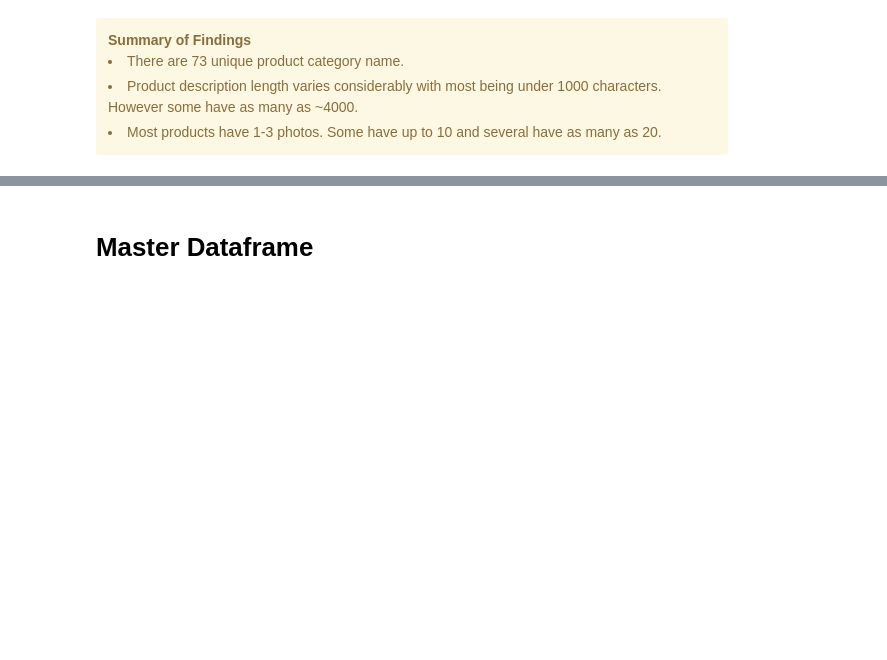
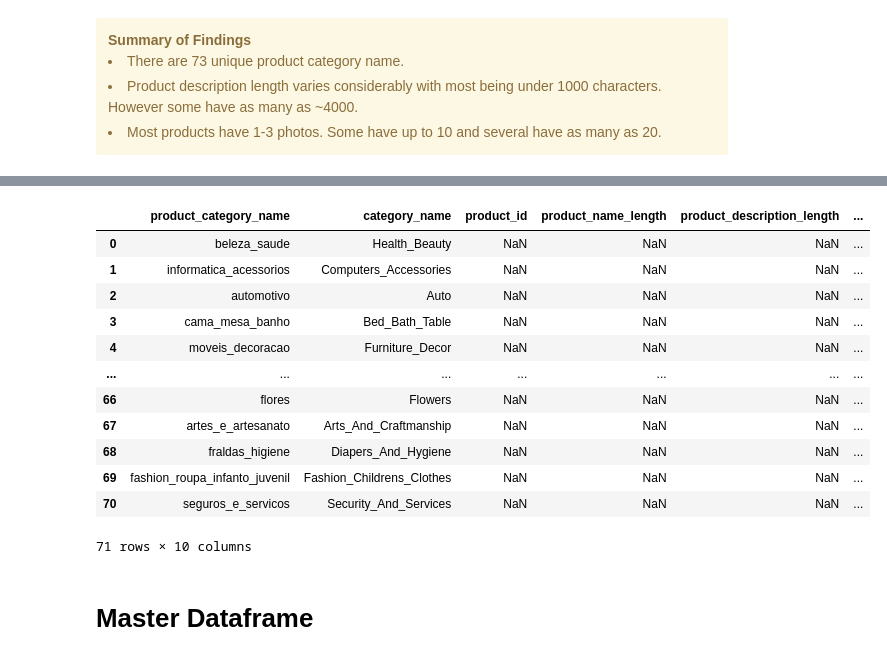
Before and after one commit to RossReisman/Data-Analyst-Portfolio, a Jupyter notebook: Python/brazil/brazil.ipynb, the cells around one changed output, grey strips where cells are left out. Drawn from its saved outputs; the diff is of its cells as text; code cells hidden in the pictures; blank space fills up the shorter version.

```diff
--- a/Python/brazil/brazil.ipynb
+++ b/Python/brazil/brazil.ipynb
@@ -1938,3 +1949,21 @@ master_df
+# %%
+prod_df = pd.merge(prod_cat_df, products_df, how='left', on='product_category_name')
+# %%
+prod_df
+# %% [output]
+|  | product_category_name | category_name | product_id | product_name_length | product_description_length | ... |
+| 0 | beleza_saude | Health_Beauty | NaN | NaN | NaN | ... |
+| 1 | informatica_acessorios | Computers_Accessories | NaN | NaN | NaN | ... |
+| 2 | automotivo | Auto | NaN | NaN | NaN | ... |
+| 3 | cama_mesa_banho | Bed_Bath_Table | NaN | NaN | NaN | ... |
+| 4 | moveis_decoracao | Furniture_Decor | NaN | NaN | NaN | ... |
+| ... | ... | ... | ... | ... | ... | ... |
+| 66 | flores | Flowers | NaN | NaN | NaN | ... |
+| 67 | artes_e_artesanato | Arts_And_Craftmanship | NaN | NaN | NaN | ... |
+| 68 | fraldas_higiene | Diapers_And_Hygiene | NaN | NaN | NaN | ... |
+| 69 | fashion_roupa_infanto_juvenil | Fashion_Childrens_Clothes | NaN | NaN | NaN | ... |
+| 70 | seguros_e_servicos | Security_And_Services | NaN | NaN | NaN | ... |
+71 rows × 10 columns
 # %% [markdown]
 # Master Dataframe
 # %%
```
Also changed, not shown: parts of 82 cells of this notebook.
